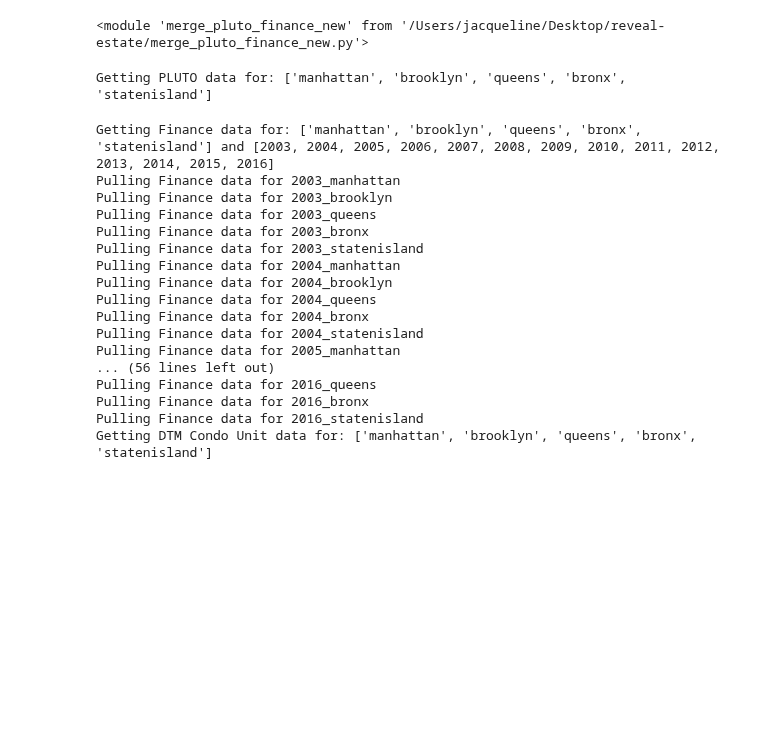
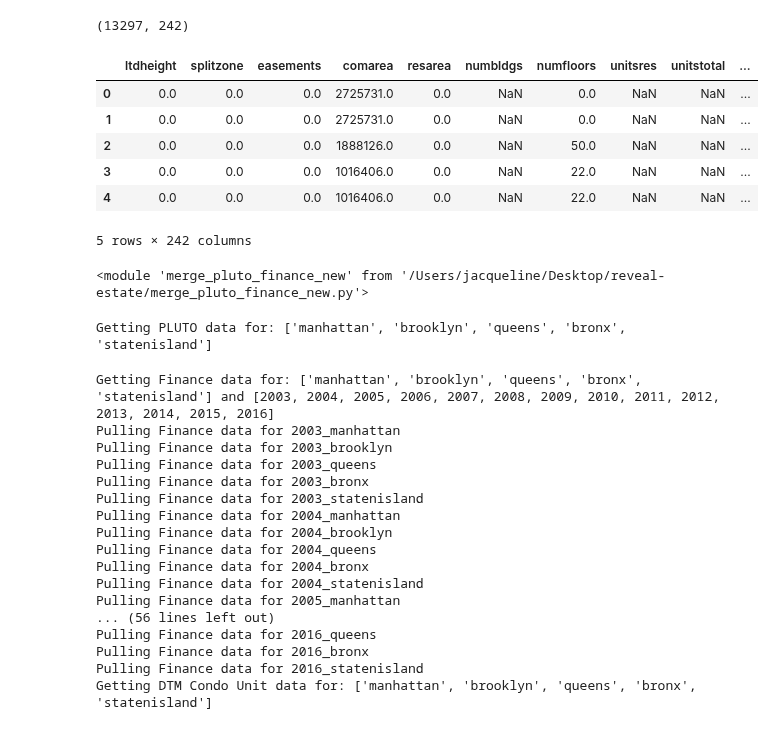
Before and after one commit to jgutman/reveal-estate, a Jupyter notebook: PLUTO_FinanceModeling.ipynb, the cells around one changed output. Drawn from its saved outputs; the diff is of its cells as text; code cells hidden in the pictures; blank space fills up the shorter version.

Commit message:
adding function to extract affected properties, minor changes to regression loop

```diff
--- a/PLUTO_FinanceModeling.ipynb
+++ b/PLUTO_FinanceModeling.ipynb
@@ -150,11 +160,29 @@ RF_reg_final.fit(X_train, y_train)
 print(mean_squared_error(y_test, RF_reg_final.predict(X_test)))
 # %%
 bbls = []
-file = open("data/Queens Light Rail BBL.csv", 'rb')
+file = open("data/subway_bbls/Queens Light Rail BBL.csv", 'rb')
 for line in file:
     bbls.append(line)
 bbls = [float(i) for i in bbls]
-bbls
+#bbls
+# %%
+affected_properties = df.loc[df['bbl'].isin(bbls)]
+affected_properties.shape
+# %% [output]
+(13297, 242)
+# %%
+df_minus_properties = df[~df.index.isin(affected_properties.index)]
+df_minus_properties.reset_index(drop=True, inplace=True)
+# %%
+df_minus_properties.head()
+# %% [output]
+|  | ltdheight | splitzone | easements | comarea | resarea | numbldgs | numfloors | unitsres | unitstotal | ... |
+| 0 | 0.0 | 0.0 | 0.0 | 2725731.0 | 0.0 | NaN | 0.0 | NaN | NaN | ... |
+| 1 | 0.0 | 0.0 | 0.0 | 2725731.0 | 0.0 | NaN | 0.0 | NaN | NaN | ... |
+| 2 | 0.0 | 0.0 | 0.0 | 1888126.0 | 0.0 | NaN | 50.0 | NaN | NaN | ... |
+| 3 | 0.0 | 0.0 | 0.0 | 1016406.0 | 0.0 | NaN | 22.0 | NaN | NaN | ... |
+| 4 | 0.0 | 0.0 | 0.0 | 1016406.0 | 0.0 | NaN | 22.0 | NaN | NaN | ... |
+5 rows × 242 columns
 # %%
 finance = pd.read_csv("finance_queens.csv")
 finance.shape
```
Also changed, not shown: parts of 2 cells of this notebook, 3 other files.
